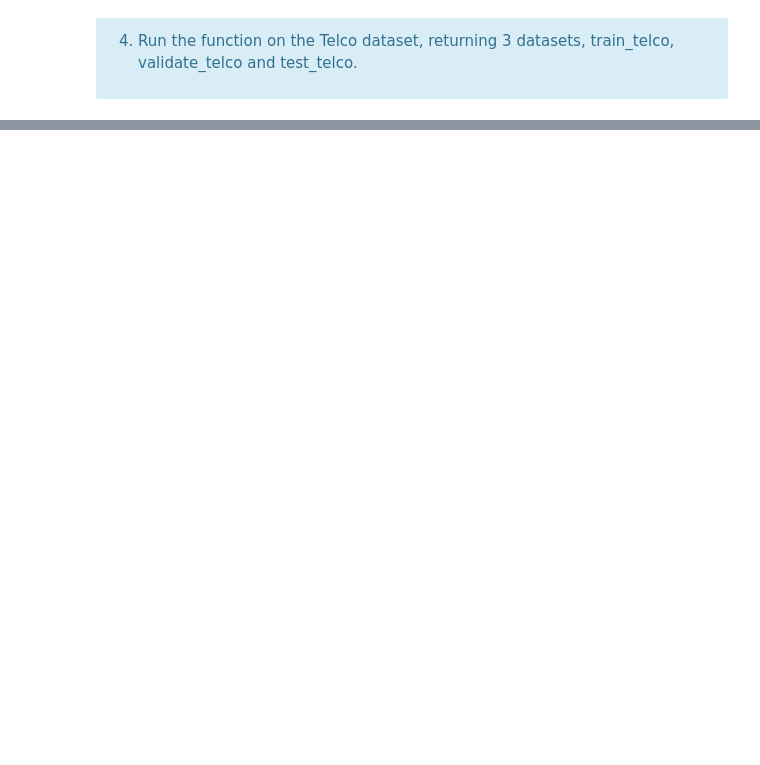
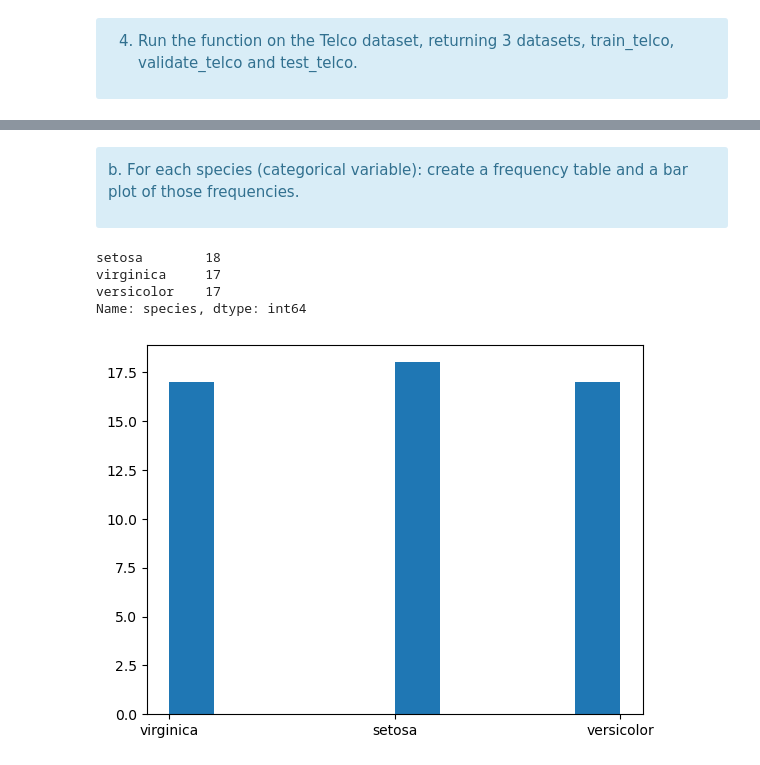
Before and after one commit to CodeupClassroom/somerville-classification-exercises, a Jupyter notebook: classification_exercises.ipynb, the cells around one changed output, grey strips where cells are left out. Cells and saved outputs as stored; diff of their text form; code cells hidden in the pictures; blank space fills up the shorter version.

```diff
--- a/classification_exercises.ipynb
+++ b/classification_exercises.ipynb
@@ -608,0 +689,18 @@ train.shape, validate.shape, test.shape
+# %% [markdown]
+<div class="alert alert-block alert-info">
+
+b. For each species (categorical variable): create a frequency table and a bar plot of those frequencies.
+# %%
+# Frequency table of each species
+train.species.value_counts()
+# %% [output]
+setosa        18
+virginica     17
+versicolor    17
+Name: species, dtype: int64
+# %%
+# Bar plot of each frequency
+plt.hist(train.species)
+plt.show()
+# %% [output]
+[figure, added]
```
Also changed, not shown: parts of 74 cells of this notebook.
